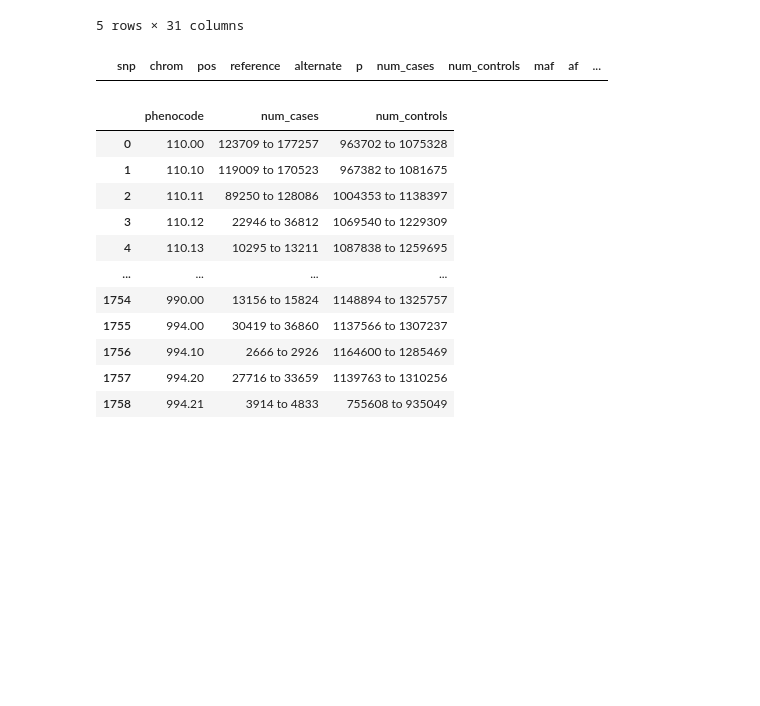
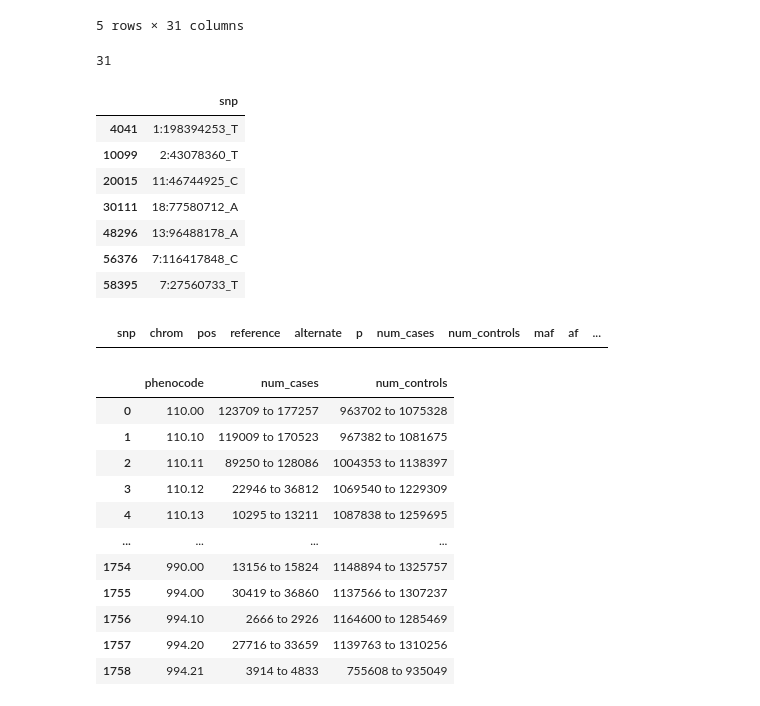
Before and after one commit to wayne-monical/deploying-pheweb, a Jupyter notebook: data_preprocessing/data_preprocessing2.ipynb, the cells around one changed output. Cells and saved outputs as stored; diff of their text form; code cells hidden in the pictures; blank space fills up the shorter version.

```diff
--- a/data_preprocessing/data_preprocessing2.ipynb
+++ b/data_preprocessing/data_preprocessing2.ipynb
@@ -75,6 +75,21 @@ final_cols = [
     'chrom', 'pos', 'reference', 'alternate', 'p',
     'num_cases', 'num_controls', 'maf', 'af', 'beta', 'se', 'or'
 ]
+# %%
+df_combined.snp.nunique()
+# %% [output]
+31
+# %%
+df_combined[df_combined.reference == df_combined.alternate][['snp']].drop_duplicates()
+# %% [output]
+|  | snp |
+| 4041 | 1:198394253_T |
+| 10099 | 2:43078360_T |
+| 20015 | 11:46744925_C |
+| 30111 | 18:77580712_A |
+| 48296 | 13:96488178_A |
+| 56376 | 7:116417848_C |
+| 58395 | 7:27560733_T |
 # %%
 # drop all snps that where reference == alternate
 df_combined = df_combined[df_combined.reference != df_combined.alternate]
```
Also changed, not shown: 3 other files.
